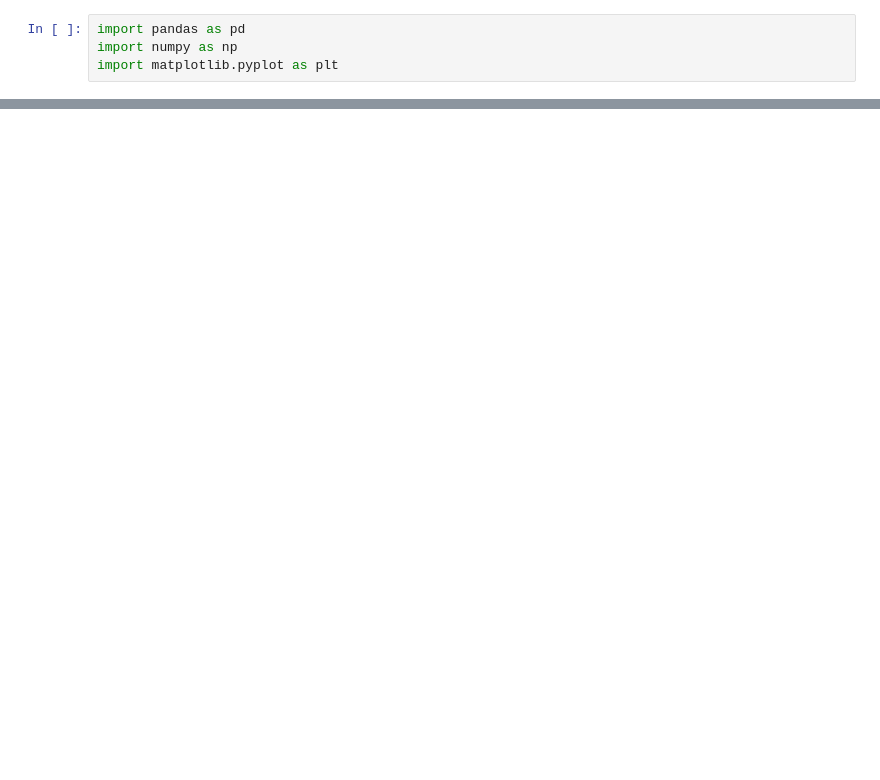
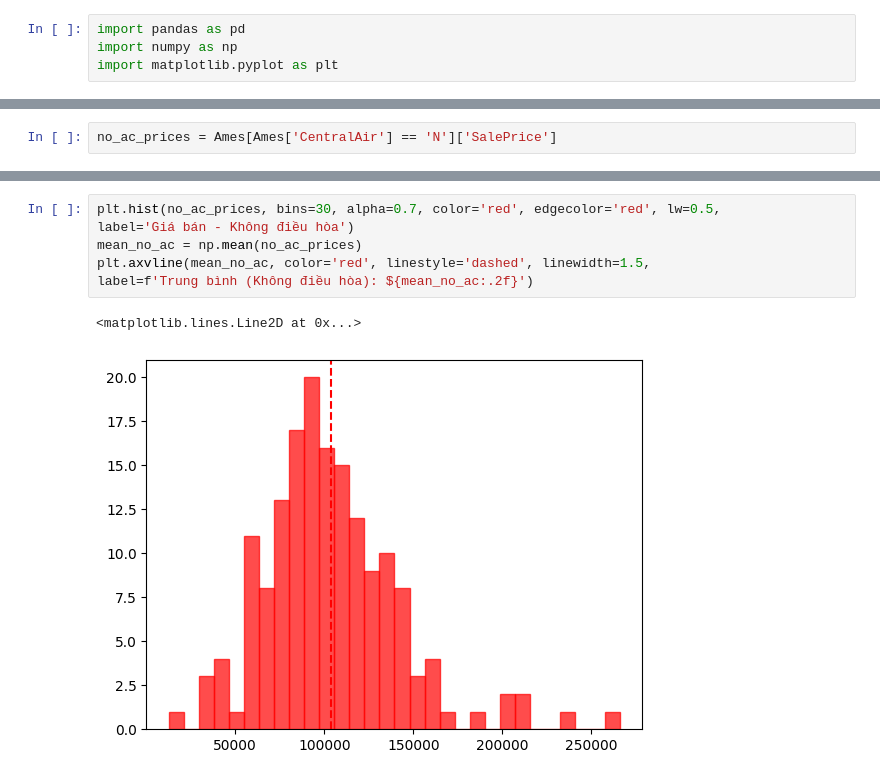
Before and after one commit to thanhkhai11/thanhkhai11.github.io, a Jupyter notebook: ai-starter/bai09 kiem dinh gia thuyet thong ke/Untitled.ipynb, the cells around one changed output, grey strips where cells are left out. Cells and saved outputs as stored; diff of their text form; blank space fills up the shorter version.

```diff
--- a/ai-starter/bai09 kiem dinh gia thuyet thong ke/Untitled.ipynb
+++ b/ai-starter/bai09 kiem dinh gia thuyet thong ke/Untitled.ipynb
@@ -8,0 +11,2 @@ FileNotFoundError: [Errno 2] No such file or directory: '../data/Ames.csv'
+# %%
+no_ac_prices = Ames[Ames['CentralAir'] == 'N']['SalePrice']
@@ -8,0 +53,9 @@ FileNotFoundError: [Errno 2] No such file or directory: '../data/Ames.csv'
+# %%
+plt.hist(no_ac_prices, bins=30, alpha=0.7, color='red', edgecolor='red', lw=0.5,
+label='Giá bán - Không điều hòa')
+mean_no_ac = np.mean(no_ac_prices)
+plt.axvline(mean_no_ac, color='red', linestyle='dashed', linewidth=1.5,
+label=f'Trung bình (Không điều hòa): ${mean_no_ac:.2f}')
+# %% [output]
+<matplotlib.lines.Line2D at 0x...>
+[figure, added]
```
Also changed, not shown: parts of 11 cells of this notebook.
